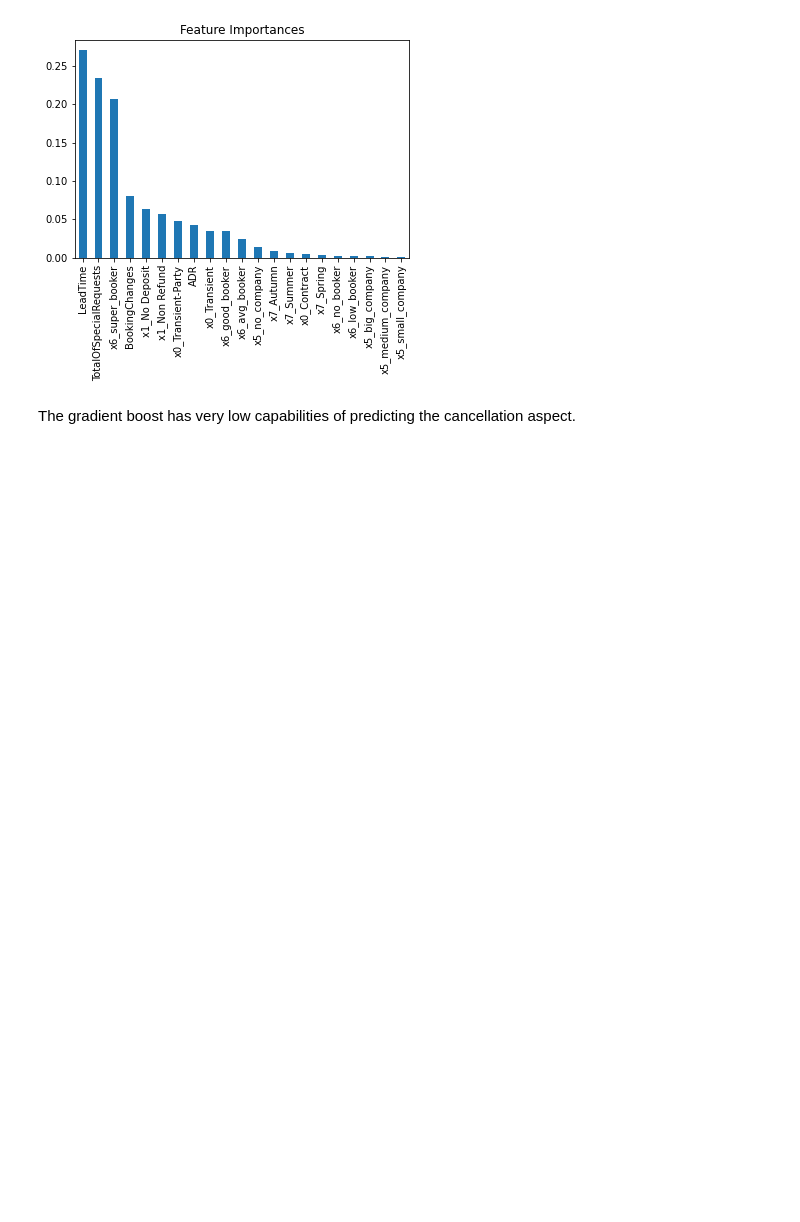
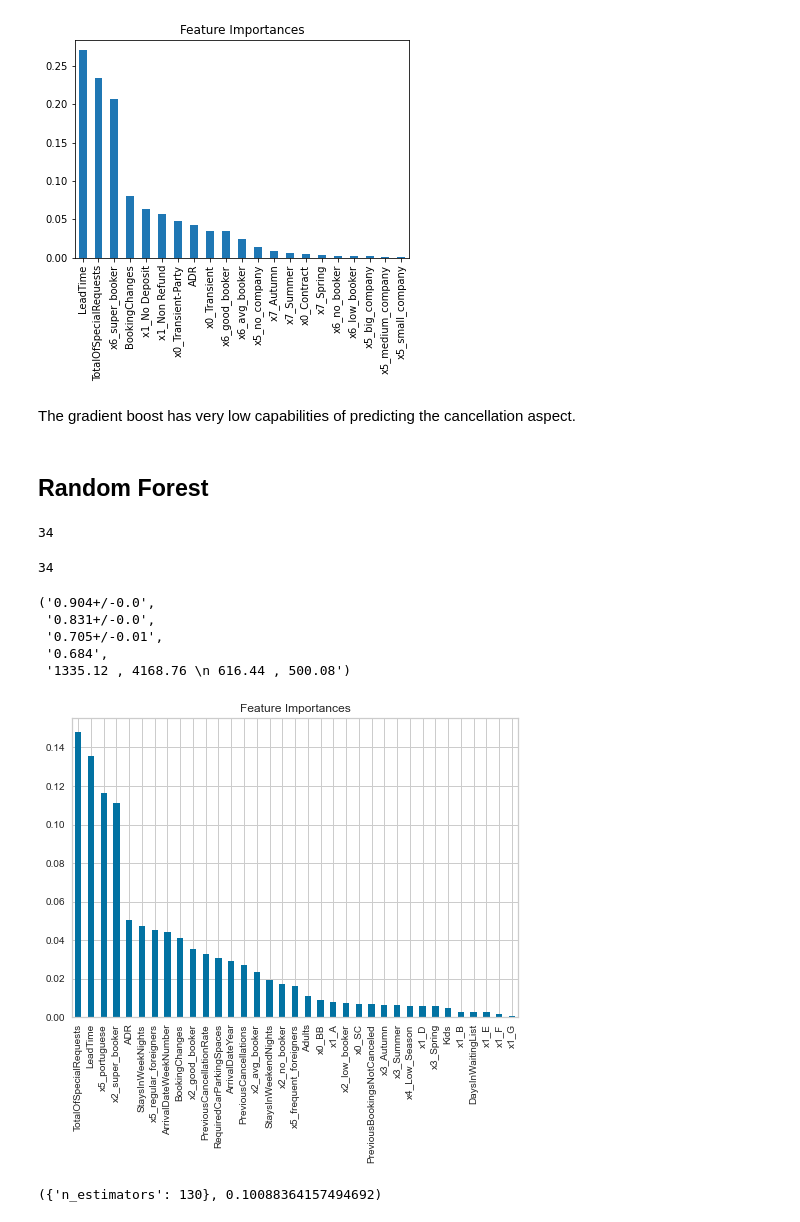
Before and after one commit to diogobulhosa/BC2, a Jupyter notebook: scripts/BCS-Notebook-Models-Bulhosa.ipynb, the cells around one changed output. Drawn from its saved outputs; the diff is of its cells as text; code cells hidden in the pictures; blank space fills up the shorter version.

```diff
--- a/scripts/BCS-Notebook-Models-Bulhosa.ipynb
+++ b/scripts/BCS-Notebook-Models-Bulhosa.ipynb
@@ -328,3 +342,5 @@ avg_score(gbm4, Train, y_Train, features,2,2,feat_sel=True)
 [figure]
 # %% [markdown]
 The gradient boost has very low capabilities of predicting the cancellation aspect.
+# %% [markdown]
+## Random Forest
@@ -330,0 +349,33 @@ The gradient boost has very low capabilities of predicting the cancellation aspe
+# %%
+model_RFC1 = RandomForestClassifier(random_state=10, n_estimators=130, max_depth=15)
+model_RFC2 = RandomForestClassifier(random_state=10, n_estimators=130, max_depth=15)
+# %%
+len(Train.columns)
+# %% [output]
+34
+# %%
+len(Test.columns)
+# %% [output]
+34
+# %%
+#Choose all predictors except target & IDcols
+avg_score(model_RFC2, Train, y_Train, Train.columns,True,5,5, True)
+# %% [output]
+('0.904+/-0.0',
+ '0.831+/-0.0',
+ '0.705+/-0.01',
+ '0.684',
+ '1335.12 , 4168.76 \n 616.44 , 500.08')
+[figure, added]
+# %%
+# tree params
+model_RFC = RandomForestClassifier(random_state=10)
+param_grid = {
+    'n_estimators':range(90,201,10)}
+# Instantiate the grid search model
+grid_search = GridSearchCV(estimator = model_RFC, param_grid = param_grid, scoring = 'f1')
+
+grid_search.fit(Train, y_Train)
+grid_search.best_params_, grid_search.best_score_
+# %% [output]
+({'n_estimators': 130}, 0.10088364157494692)
```
Also changed, not shown: parts of 8 cells of this notebook.
